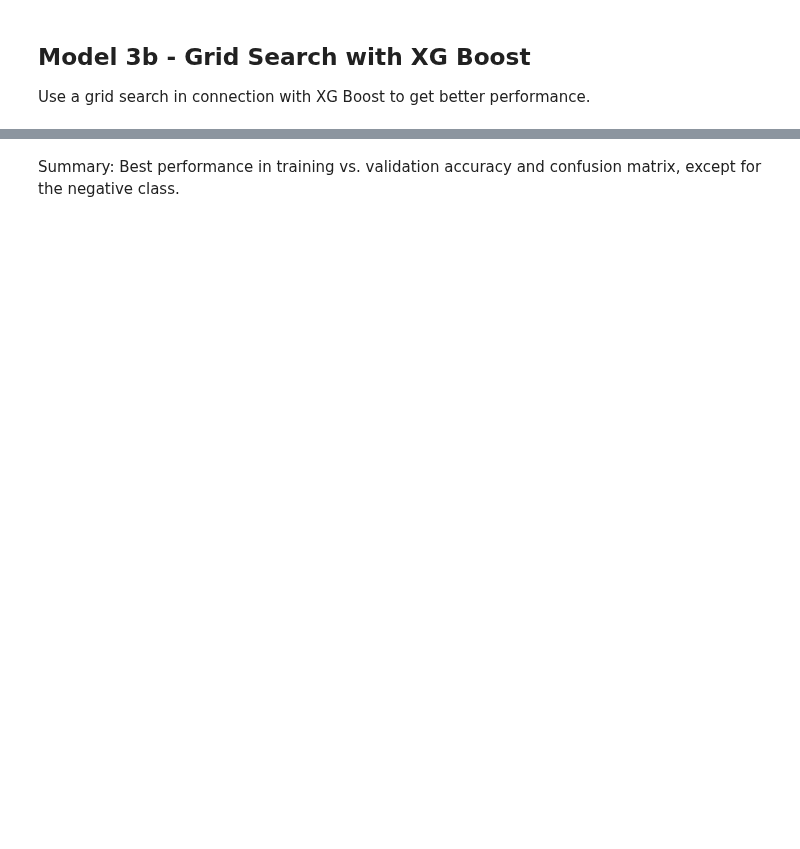
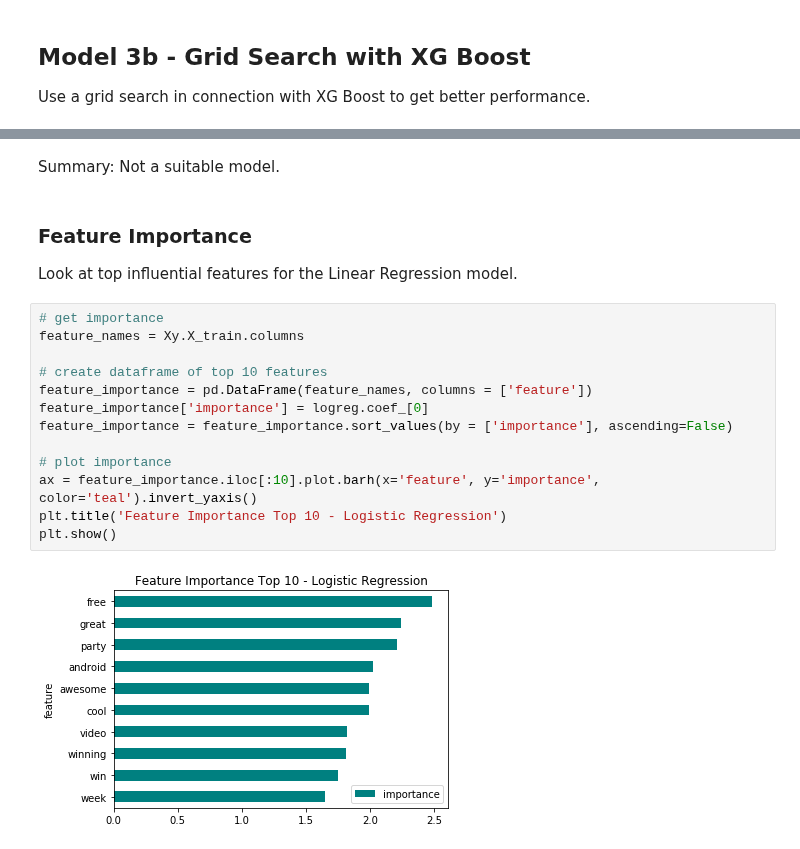
Before and after one commit to cmfritz/NLP-Twitter-Sentiment, a Jupyter notebook: nlp_notebook.ipynb, the cells around one changed output, grey strips where cells are left out. Saved outputs shown, nothing was run; the diff lists cells and outputs as text; blank space fills up the shorter version.

Commit message:
Update readme and add feature importance

```diff
--- a/nlp_notebook.ipynb
+++ b/nlp_notebook.ipynb
@@ -593,4 +600,22 @@ Training F1 Score: 13.01%
 Confusion Matrix for test data
 [figure]
-# %% [markdown]
-Summary: Best performance in training vs. validation accuracy and confusion matrix, except for the negative class.
+# %% [markdown]
+Summary: Not a suitable model.
+# %% [markdown]
+### Feature Importance
+Look at top influential features for the Linear Regression model.
+# %%
+# get importance
+feature_names = Xy.X_train.columns
+
+# create dataframe of top 10 features
+feature_importance = pd.DataFrame(feature_names, columns = ['feature'])
+feature_importance['importance'] = logreg.coef_[0]
+feature_importance = feature_importance.sort_values(by = ['importance'], ascending=False)
+
+# plot importance
+ax = feature_importance.iloc[:10].plot.barh(x='feature', y='importance', color='teal').invert_yaxis()
+plt.title('Feature Importance Top 10 - Logistic Regression')
+plt.show()
+# %% [output]
+[figure, added]
```
Also changed, not shown: parts of 23 cells of this notebook, 2 other files.
